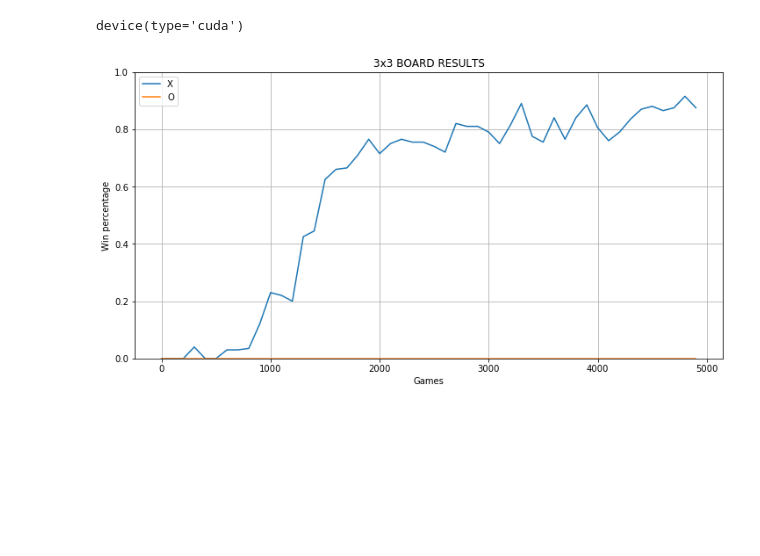
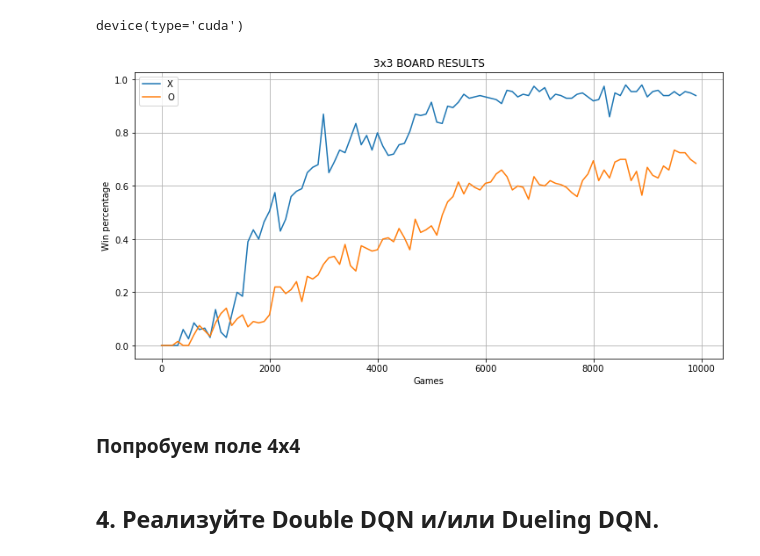
Before and after one commit to MikhailSam/made, a Jupyter notebook: RL/RL_HW2_TicTacToe.ipynb, the cells around one changed output. Drawn from its saved outputs; the diff is of its cells as text; code cells hidden in the pictures; blank space fills up the shorter version.

```diff
--- a/RL/RL_HW2_TicTacToe.ipynb
+++ b/RL/RL_HW2_TicTacToe.ipynb
@@ -528,32 +516,27 @@ def testing(env, model, games=1000, player1_random=False, player2_random=False):
 # Training
 
 def train_batch(agent, criterion, batch_size=128):
-    model = agent.model
-    optimizer = agent.optimizer
-    gamma = agent.gamma
-    replay_memory = agent.memory
-
-    if len(replay_memory) < batch_size:
+    if len(agent.memory) < batch_size:
 #         print('memory')
         return
 
-    states, next_states, actions, rewards = list(zip(*replay_memory.sample(batch_size)))
+    states, next_states, actions, rewards = list(zip(*agent.memory.sample(batch_size)))
 
     batch_state = torch.FloatTensor(states)
     batch_next_state = torch.FloatTensor(next_states)
     batch_actions = torch.LongTensor(actions)
     batch_reward = torch.FloatTensor(rewards) / 11.
 
-    model.train()
-    Q = model(batch_state).gather(1, batch_actions.view(-1, 1)).flatten()
-    Qmax = model(batch_next_state).detach().max(dim=1)[0]
-    Qnext = batch_reward + (gamma * Qmax)
+    agent.model.train()
+    Q = agent.model(batch_state).gather(1, batch_actions.view(-1, 1)).flatten()
+    Qmax = agent.model(batch_next_state).detach().max(dim=1)[0]
+    Qnext = batch_reward + (agent.gamma * Qmax)
 
     loss = criterion(Q, Qnext)
 
     loss.backward()
-    optimizer.step()
-    optimizer.zero_grad()
+    agent.optimizer.step()
+    agent.optimizer.zero_grad()
     return loss
 
 
@@ -565,7 +548,7 @@ def train_episode(env, agent1, agent2):
 
     model1.eval()
     model2.eval()
-    game_hash, empty_spaces, turn = env.getState()
+    state, empty_spaces, turn = env.getState()
     board = env.board.copy()
     done = False
 
@@ -578,10 +561,10 @@ def train_episode(env, agent1, agent2):
     while not done:
         cur_agent = agents[current_idx]
         model = models[current_idx]
-        action = get_action(model, board, game_hash, cur_agent.epsilon)
+        action = cur_agent.get_action(board, state)
         cur_agent.update(board, action, 0)
         current_idx = 1 - current_idx
-        (game_hash, empty_spaces, turn), reward , done, _ = env.step(env.action_from_int(action))
+        (state, empty_spaces, turn), reward , done, _ = env.step(env.action_from_int(action))
         board = env.board.copy()
 
     if reward == -10:
@@ -603,9 +586,7 @@ def training(env, agent1, agent2, criterion, episodes=10000, batch_size=128, eva
         train_batch(agent2, criterion, batch_size)
 
         if i % eval_step == 0:
-            res1, _ = testing(env, agent1.model, games=200, player1_random=False, player2_random=True)
-            _, res2 = testing(env, agent2.model, games=200, player1_random=True, player2_random=False)
-
+            res1, res2 = testing(env, agent1, agent2, games=200)
             steps.append(i)
             history_X.append(res1)
             history_O.append(res2)
@@ -613,16 +594,15 @@ def training(env, agent1, agent2, criterion, episodes=10000, batch_size=128, eva
     return steps, history_X, history_O
 # %%
 LR = 1e-6
-HIDDEN_SIZE = 512
 criterion = F.l1_loss
 
-model1 = DQN_3x3(hidden_size=HIDDEN_SIZE)
+model1 = DQN(3,128,9)
 optimizer1 = optim.Adam(model1.parameters(), lr=LR)
 agent1 = DQN_satrategy(model1, optimizer1, epsilon=0.5)
 
-model2 = DQN_3x3(hidden_size=HIDDEN_SIZE)
+model2 = DQN(3,128,9)
 optimizer2 = optim.Adam(model2.parameters(), lr=LR)
-agent2 = DQN_satrategy(model2, optimizer1, epsilon=0.5)
+agent2 = DQN_satrategy(model2, optimizer2, epsilon=0.5)
 # %%
 env = TicTacToe(n_rows=3, n_cols=3, n_win=3)
 steps, result_X, result_O = training(
@@ -630,19 +610,21 @@ steps, result_X, result_O = training(
     agent1,
     agent2,
     criterion,
-    episodes=5000,
+    episodes=10000,
     batch_size=256,
 )
 # %%
 plt.figure(figsize=(12, 6))
 plt.plot(steps, result_X, label='X')
 plt.plot(steps, result_O, label='O')
 plt.xlabel("Games")
 plt.ylabel("Win percentage")
 plt.title("3x3 BOARD RESULTS")
 plt.grid(True)
 plt.legend()
-plt.ylim((0,1.0))
+# plt.ylim((0,1.0))
 plt.show()
 # %% [output]
-[figure, old version]
+[figure, new version]
+# %% [markdown]
+### Попробуем поле 4х4
@@ -648,0 +663,2 @@ plt.show()
+# %% [markdown]
+## 4. Реализуйте Double DQN и/или Dueling DQN.
```
Also changed, not shown: parts of 12 cells of this notebook.
